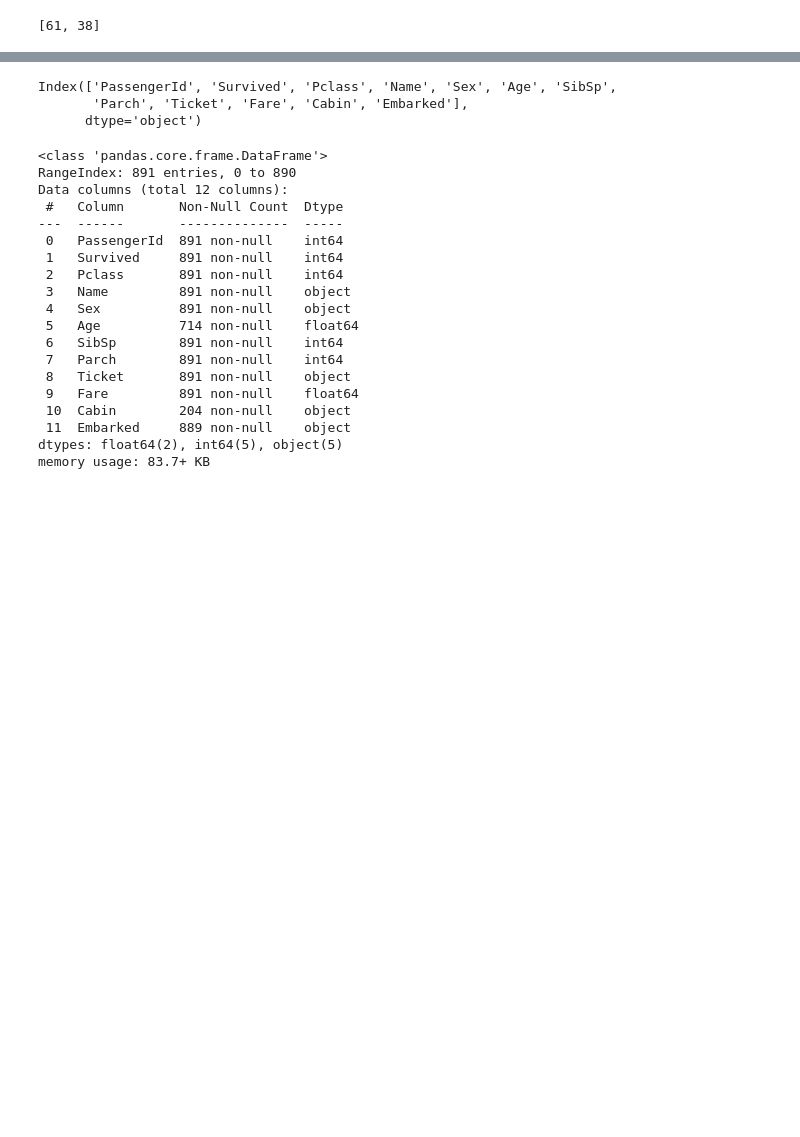
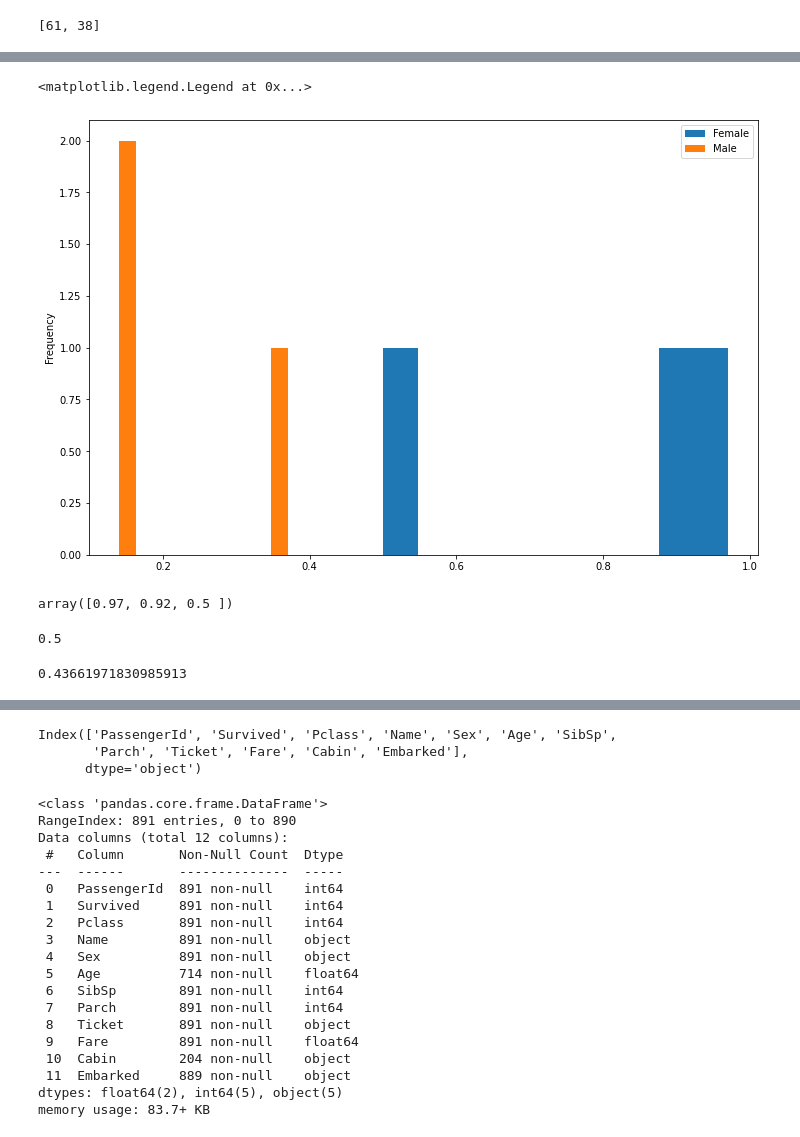
Before and after one commit to maciejszuba/kaggle_titanic_challenge, a Jupyter notebook: notebooks/data-analysis.ipynb, the cells around one changed output, grey strips where cells are left out. Drawn from its saved outputs; the diff is of its cells as text; code cells hidden in the pictures; blank space fills up the shorter version.

```diff
--- a/notebooks/data-analysis.ipynb
+++ b/notebooks/data-analysis.ipynb
@@ -15,0 +103,20 @@ data = pd.read_csv('../raw_data/train.csv')
+# %%
+plt.figure(figsize=(12,8))
+sex_class_survival.iloc[0,:].plot(kind='hist')
+sex_class_survival.iloc[1,:].plot(kind='hist')
+plt.legend()
+# %% [output]
+<matplotlib.legend.Legend at 0x...>
+[figure, added]
+# %%
+sex_class_survival.iloc[0,:].values
+# %% [output]
+array([0.97, 0.92, 0.5 ])
+# %%
+np.mean(data[(data.Pclass == 3) & (data.Sex =='female')].Survived)
+# %% [output]
+0.5
+# %%
+np.mean(data[(data.Parch > 0) & (data.SibSp > 0)].Survived)
+# %% [output]
+0.43661971830985913
```
Also changed, not shown: parts of 28 cells of this notebook.
